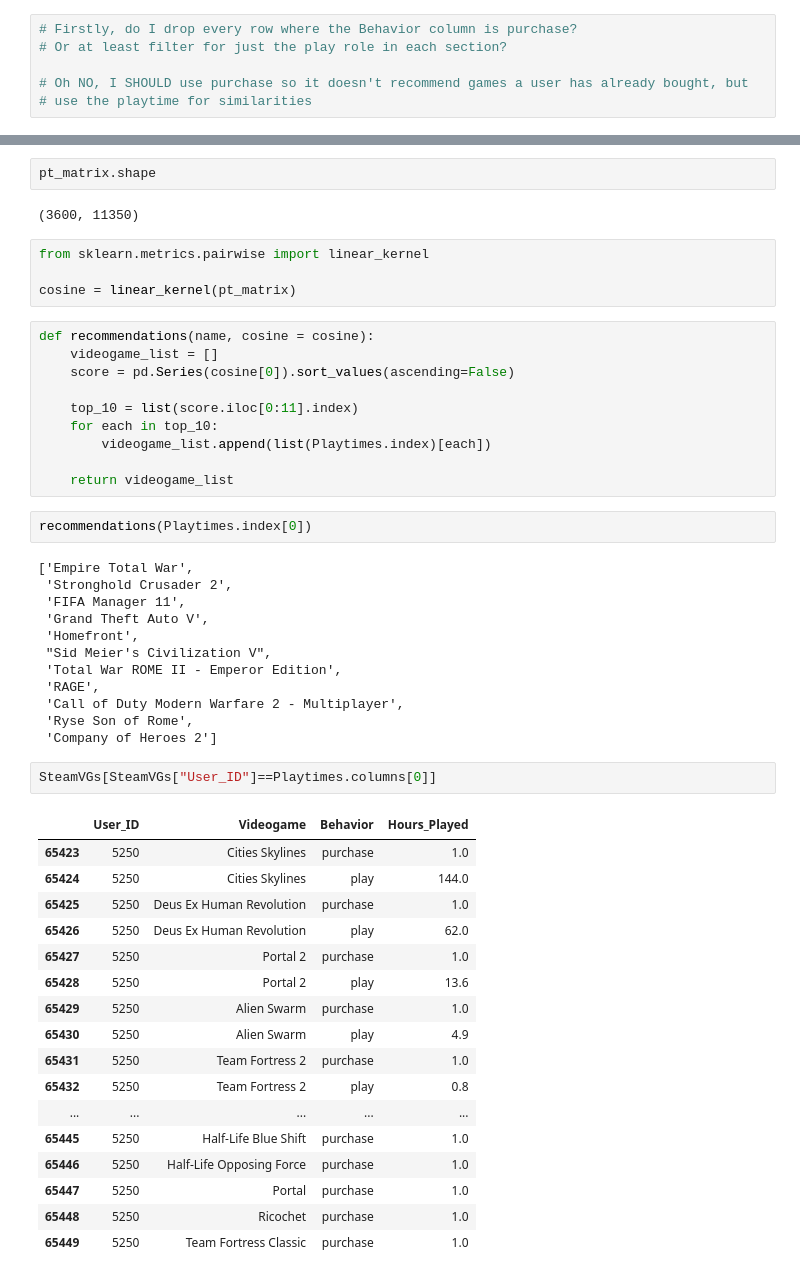
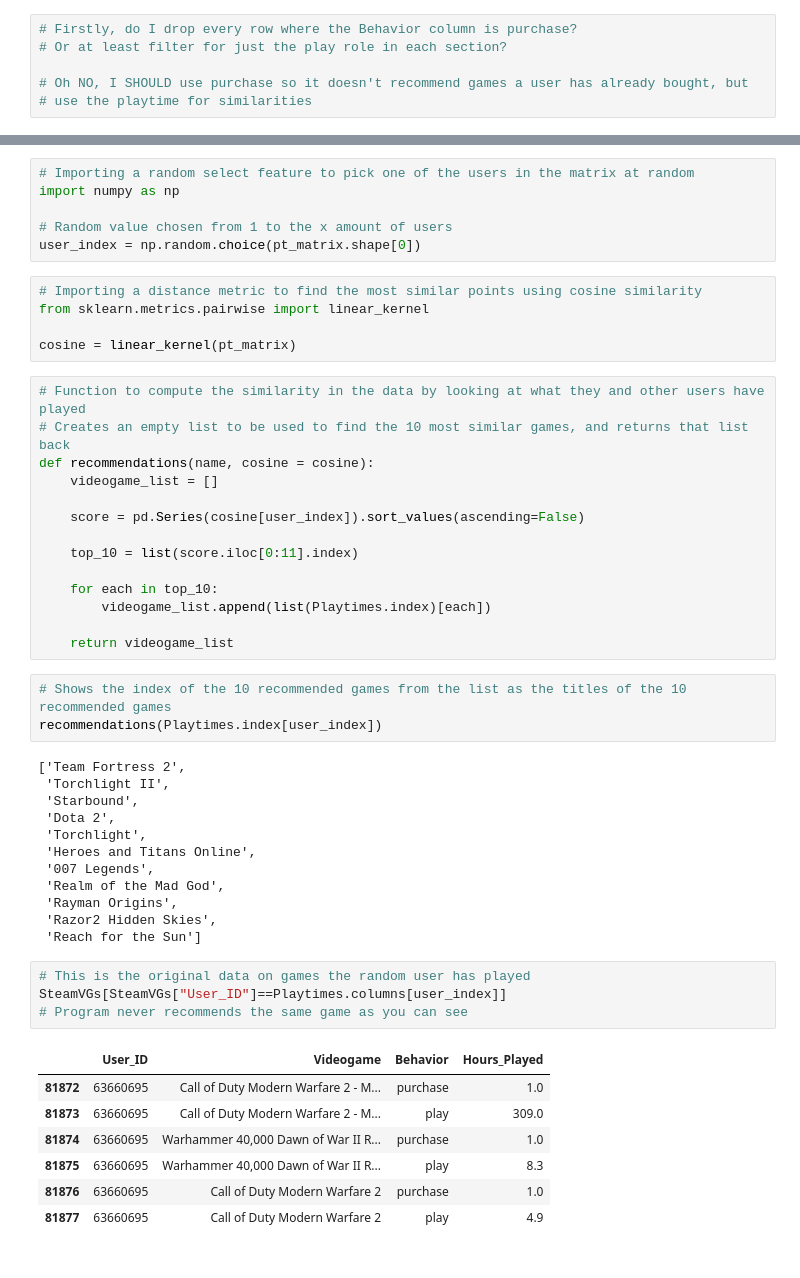
Before and after one commit to MansionAnthony/Videogame-Recommendations-Steam, a Jupyter notebook: Steam Videogame Recommendations JN.ipynb, the cells around one changed output, grey strips where cells are left out. Drawn from its saved outputs; the diff is of its cells as text.

```diff
--- a/Steam Videogame Recommendations JN.ipynb
+++ b/Steam Videogame Recommendations JN.ipynb
@@ -405,53 +417,53 @@ pt_matrix = csr_matrix(Playtimes.values)
-# %%
-pt_matrix.shape
-# %% [output]
-(3600, 11350)
+# %%
+# Importing a random select feature to pick one of the users in the matrix at random
+import numpy as np
+
+# Random value chosen from 1 to the x amount of users
+user_index = np.random.choice(pt_matrix.shape[0])
 # %%
+# Importing a distance metric to find the most similar points using cosine similarity
 from sklearn.metrics.pairwise import linear_kernel
 
 cosine = linear_kernel(pt_matrix)
 # %%
+# Function to compute the similarity in the data by looking at what they and other users have played
+# Creates an empty list to be used to find the 10 most similar games, and returns that list back
 def recommendations(name, cosine = cosine):
     videogame_list = []
-    score = pd.Series(cosine[0]).sort_values(ascending=False)
+
+    score = pd.Series(cosine[user_index]).sort_values(ascending=False)
 
     top_10 = list(score.iloc[0:11].index)
+
     for each in top_10:
         videogame_list.append(list(Playtimes.index)[each])
 
     return videogame_list
 # %%
-recommendations(Playtimes.index[0])
+# Shows the index of the 10 recommended games from the list as the titles of the 10 recommended games
+recommendations(Playtimes.index[user_index])
 # %% [output]
-['Empire Total War',
- 'Stronghold Crusader 2',
- 'FIFA Manager 11',
- 'Grand Theft Auto V',
- 'Homefront',
- "Sid Meier's Civilization V",
- 'Total War ROME II - Emperor Edition',
- 'RAGE',
- 'Call of Duty Modern Warfare 2 - Multiplayer',
- 'Ryse Son of Rome',
- 'Company of Heroes 2']
+['Team Fortress 2',
+ 'Torchlight II',
+ 'Starbound',
+ 'Dota 2',
+ 'Torchlight',
+ 'Heroes and Titans Online',
+ '007 Legends',
+ 'Realm of the Mad God',
+ 'Rayman Origins',
+ 'Razor2 Hidden Skies',
+ 'Reach for the Sun']
 # %%
-SteamVGs[SteamVGs["User_ID"]==Playtimes.columns[0]]
+# This is the original data on games the random user has played
+SteamVGs[SteamVGs["User_ID"]==Playtimes.columns[user_index]]
+# Program never recommends the same game as you can see
 # %% [output]
 |  | User_ID | Videogame | Behavior | Hours_Played |
-| 65423 | 5250 | Cities Skylines | purchase | 1.0 |
-| 65424 | 5250 | Cities Skylines | play | 144.0 |
-| 65425 | 5250 | Deus Ex Human Revolution | purchase | 1.0 |
-| 65426 | 5250 | Deus Ex Human Revolution | play | 62.0 |
-| 65427 | 5250 | Portal 2 | purchase | 1.0 |
-| 65428 | 5250 | Portal 2 | play | 13.6 |
-| 65429 | 5250 | Alien Swarm | purchase | 1.0 |
-| 65430 | 5250 | Alien Swarm | play | 4.9 |
-| 65431 | 5250 | Team Fortress 2 | purchase | 1.0 |
-| 65432 | 5250 | Team Fortress 2 | play | 0.8 |
-| ... | ... | ... | ... | ... |
-| 65445 | 5250 | Half-Life Blue Shift | purchase | 1.0 |
-| 65446 | 5250 | Half-Life Opposing Force | purchase | 1.0 |
-| 65447 | 5250 | Portal | purchase | 1.0 |
-| 65448 | 5250 | Ricochet | purchase | 1.0 |
-| 65449 | 5250 | Team Fortress Classic | purchase | 1.0 |
+| 81872 | 63660695 | Call of Duty Modern Warfare 2 - M... | purchase | 1.0 |
+| 81873 | 63660695 | Call of Duty Modern Warfare 2 - M... | play | 309.0 |
+| 81874 | 63660695 | Warhammer 40,000 Dawn of War II R... | purchase | 1.0 |
+| 81875 | 63660695 | Warhammer 40,000 Dawn of War II R... | play | 8.3 |
+| 81876 | 63660695 | Call of Duty Modern Warfare 2 | purchase | 1.0 |
+| 81877 | 63660695 | Call of Duty Modern Warfare 2 | play | 4.9 |
 # %% [markdown]
```
Also changed, not shown: parts of 7 cells of this notebook.
